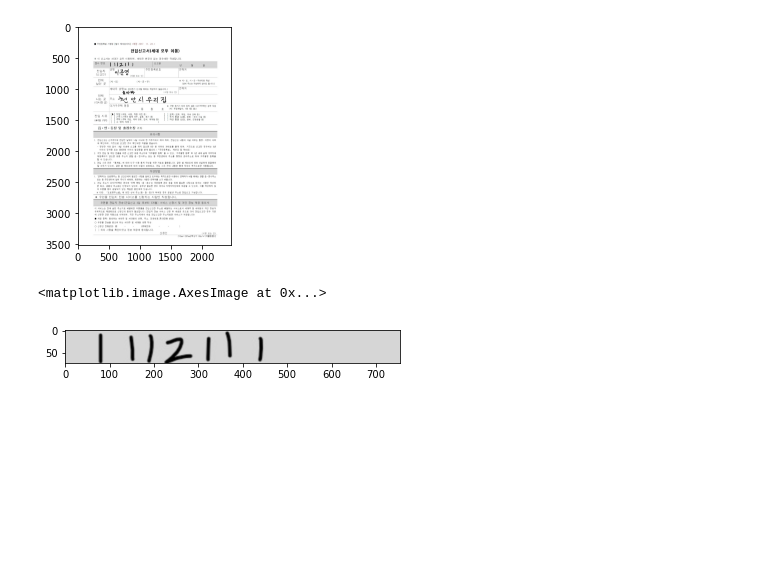
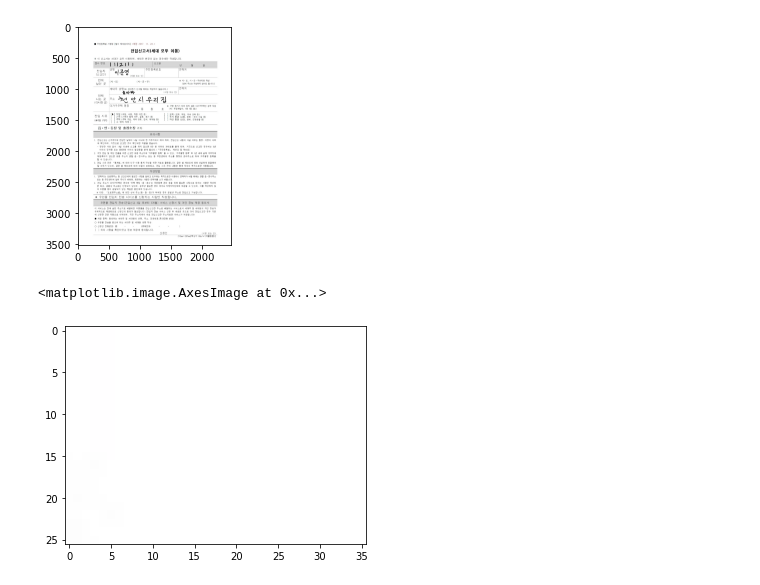
Before and after one commit to RockhoRockho/FG_Vision, a Jupyter notebook: vision.ipynb, the cells around one changed output. Drawn from its saved outputs; the diff is of its cells as text; code cells hidden in the pictures; blank space fills up the shorter version.

```diff
--- a/vision.ipynb
+++ b/vision.ipynb
@@ -328,23 +327,24 @@ print(len(json_data[0]['lot']))
 20
 [figure]
 # %%
-i = 1
+i = 15
 
 w = json_data[form]['lot'][i]['w']
 h = json_data[form]['lot'][i]['h']
 cx = json_data[form]['lot'][i]['cx']
 cy = json_data[form]['lot'][i]['cy']
 label = json_data[form]['lot'][i]['label']
+n_type = json_data[form]['lot'][i]['type']
 
 img2 = cv2.getRectSubPix(
             img1,
             patchSize=(w, h),
             center=(cx, cy),
     )
 plt.imshow(img2)
 # %% [output]
 <matplotlib.image.AxesImage at 0x...>
-[figure, old version]
+[figure, new version]
 # %%
 img_gray = cv2.cvtColor(img2, cv2.COLOR_BGR2GRAY)
 img_blur = cv2.GaussianBlur(img_gray, (5, 5), 0)
```
Also changed, not shown: parts of 4 cells of this notebook, 1 other file.
